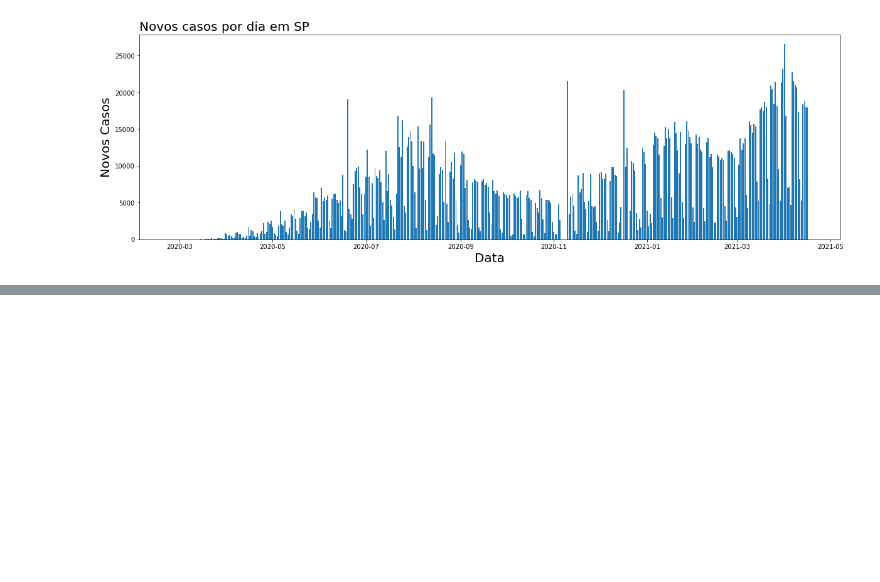
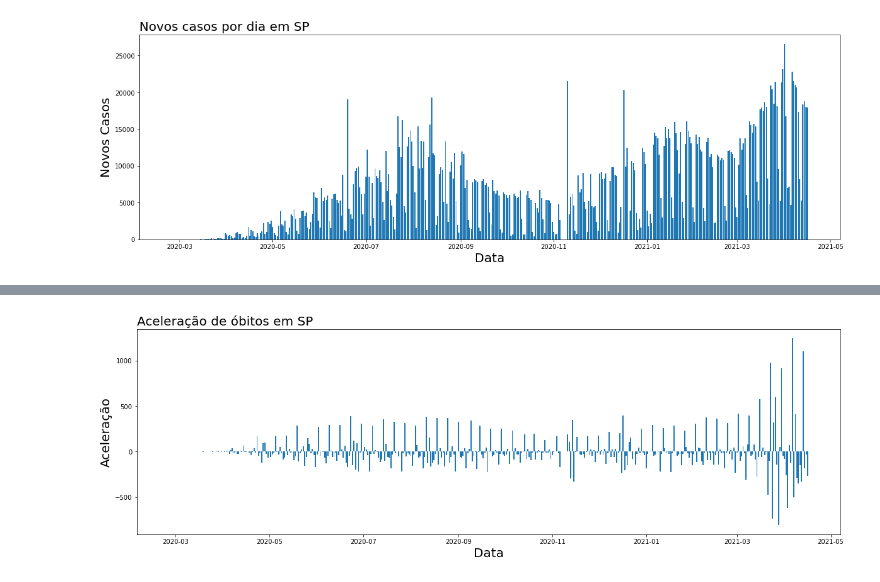
Before and after one commit to joaoarthursilva/covid-19-analise, a Jupyter notebook: COVID-19 - Análise.ipynb, the cells around one changed output, grey strips where cells are left out. Drawn from its saved outputs; the diff is of its cells as text; code cells hidden in the pictures; blank space fills up the shorter version.

```diff
--- a/COVID-19 - Análise.ipynb
+++ b/COVID-19 - Análise.ipynb
@@ -120,0 +134,4 @@ plot_barra("Novos casos por dia em SP", 'Data', 'Novos Casos', 'date', 'newCases
+# %%
+plot_barra('Aceleração de óbitos em SP','Data','Aceleração','date','deathsAcceleration', df_sp)
+# %% [output]
+[figure, added]
```
Also changed, not shown: parts of 11 cells of this notebook.
